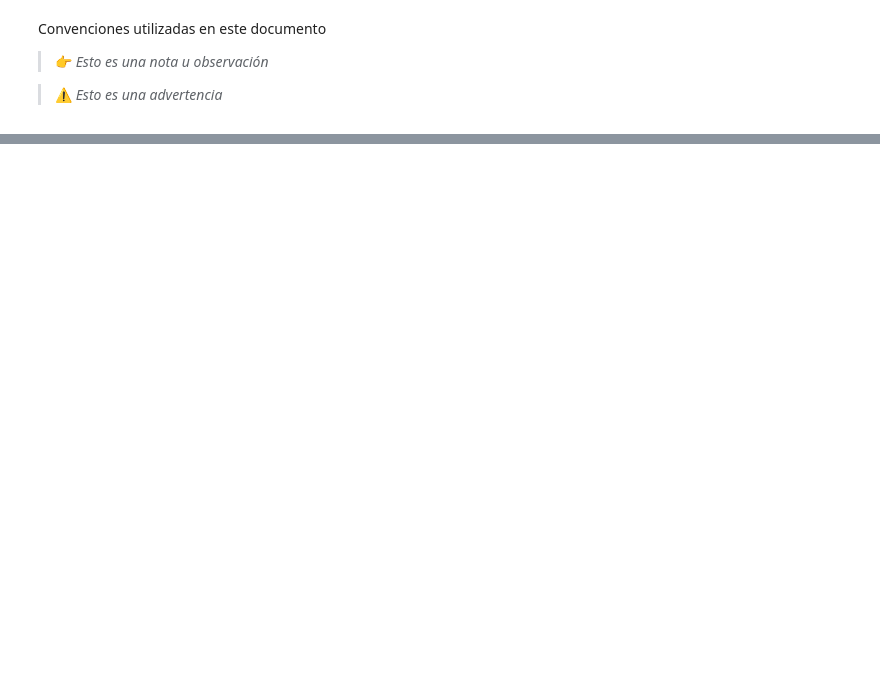
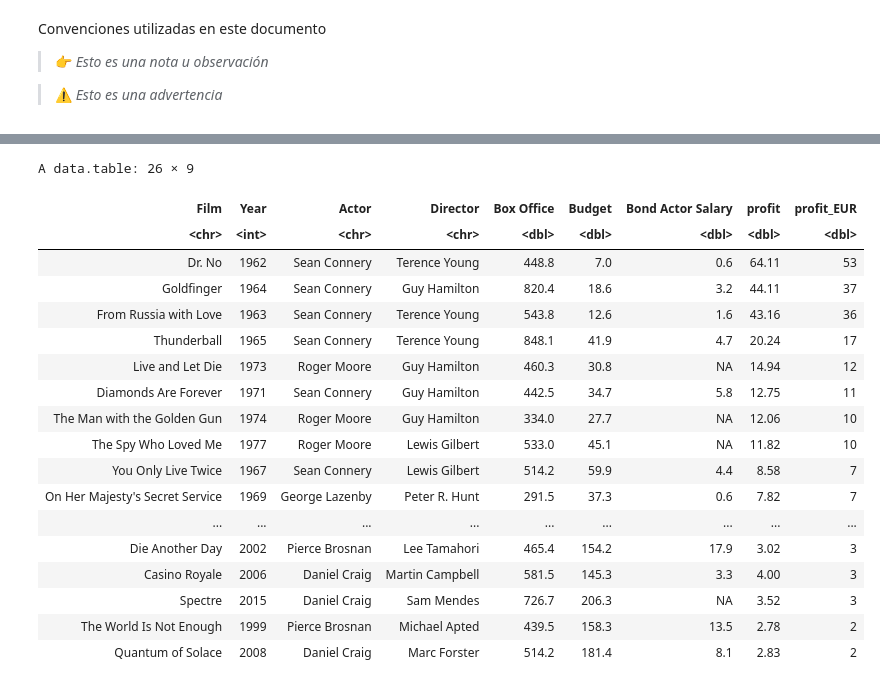
Before and after one commit to SomosDataWizards/Python-Curso-Introductorio, a Jupyter notebook: Capitulo_3_Manipulacion.ipynb, the cells around one changed output, grey strips where cells are left out. Drawn from its saved outputs; the diff is of its cells as text; code cells hidden in the pictures; blank space fills up the shorter version.

```diff
--- a/Capitulo_3_Manipulacion.ipynb
+++ b/Capitulo_3_Manipulacion.ipynb
@@ -712,0 +327,3 @@ dtype: object
+# %%
+df_james_bond = data.table::fread("https://data-wizards.s3.amazonaws.com/datasets/jamesbond.csv")
+glimpse(df_james_bond)
@@ -712,0 +450,26 @@ dtype: object
+# %%
+# repetimos el ejercicio anterior, en este caso utilizamos la función round() para redondear el resultado y forzar decimales
+df_james_bond %>% mutate(
+  profit = round(`Box Office`/Budget,2),  # el segundo parámetro de la función round() establece el número de decimales
+  profit_EUR = round(profit / 1.2)        # por defecto, round() fuerza a números enteros
+) %>% arrange(desc(profit_EUR))
+# %% [output]
+A data.table: 26 × 9
+| Film | Year | Actor | Director | Box Office | Budget | Bond Actor Salary | profit | profit_EUR |
+| <chr> | <int> | <chr> | <chr> | <dbl> | <dbl> | <dbl> | <dbl> | <dbl> |
+| Dr. No | 1962 | Sean Connery | Terence Young | 448.8 | 7.0 | 0.6 | 64.11 | 53 |
+| Goldfinger | 1964 | Sean Connery | Guy Hamilton | 820.4 | 18.6 | 3.2 | 44.11 | 37 |
+| From Russia with Love | 1963 | Sean Connery | Terence Young | 543.8 | 12.6 | 1.6 | 43.16 | 36 |
+| Thunderball | 1965 | Sean Connery | Terence Young | 848.1 | 41.9 | 4.7 | 20.24 | 17 |
+| Live and Let Die | 1973 | Roger Moore | Guy Hamilton | 460.3 | 30.8 | NA | 14.94 | 12 |
+| Diamonds Are Forever | 1971 | Sean Connery | Guy Hamilton | 442.5 | 34.7 | 5.8 | 12.75 | 11 |
+| The Man with the Golden Gun | 1974 | Roger Moore | Guy Hamilton | 334.0 | 27.7 | NA | 12.06 | 10 |
+| The Spy Who Loved Me | 1977 | Roger Moore | Lewis Gilbert | 533.0 | 45.1 | NA | 11.82 | 10 |
+| You Only Live Twice | 1967 | Sean Connery | Lewis Gilbert | 514.2 | 59.9 | 4.4 | 8.58 | 7 |
+| On Her Majesty's Secret Service | 1969 | George Lazenby | Peter R. Hunt | 291.5 | 37.3 | 0.6 | 7.82 | 7 |
+| ... | ... | ... | ... | ... | ... | ... | ... | ... |
+| Die Another Day | 2002 | Pierce Brosnan | Lee Tamahori | 465.4 | 154.2 | 17.9 | 3.02 | 3 |
+| Casino Royale | 2006 | Daniel Craig | Martin Campbell | 581.5 | 145.3 | 3.3 | 4.00 | 3 |
+| Spectre | 2015 | Daniel Craig | Sam Mendes | 726.7 | 206.3 | NA | 3.52 | 3 |
+| The World Is Not Enough | 1999 | Pierce Brosnan | Michael Apted | 439.5 | 158.3 | 13.5 | 2.78 | 2 |
+| Quantum of Solace | 2008 | Daniel Craig | Marc Forster | 514.2 | 181.4 | 8.1 | 2.83 | 2 |
```
Also changed, not shown: parts of 132 cells of this notebook.
